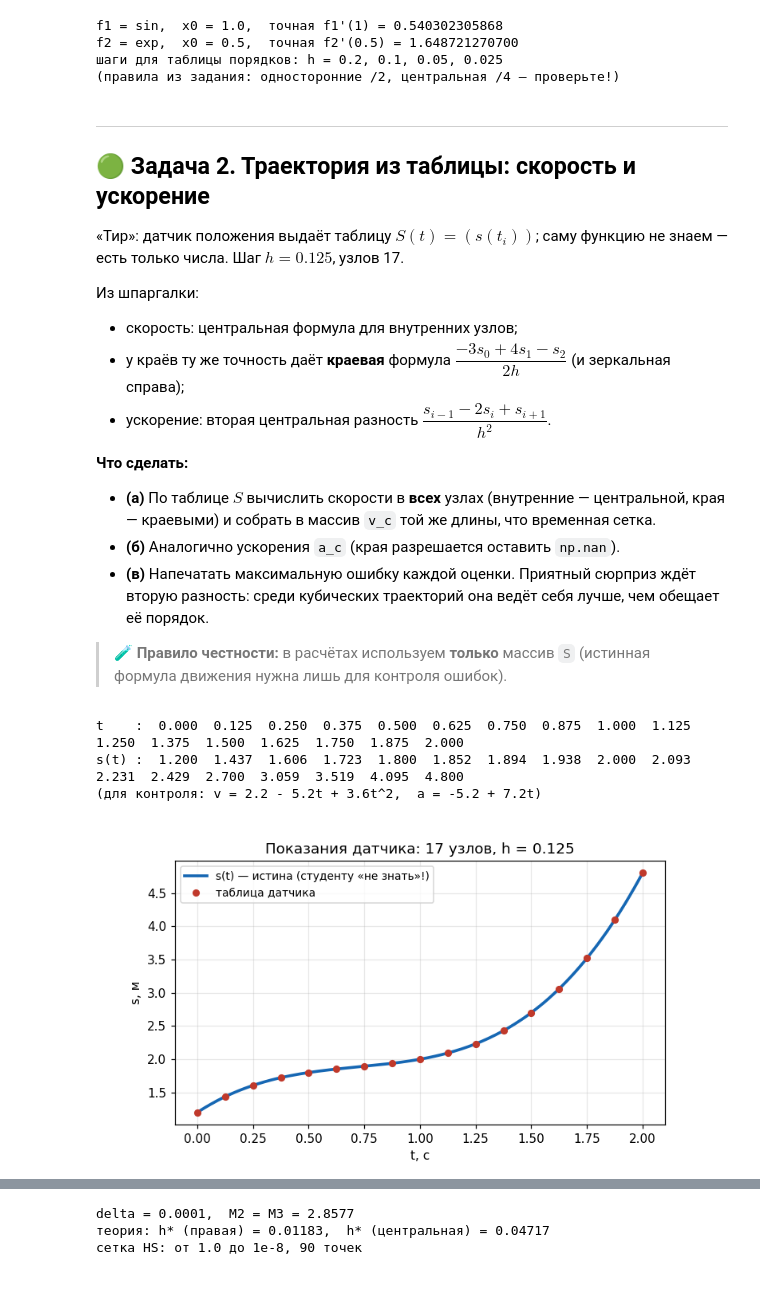
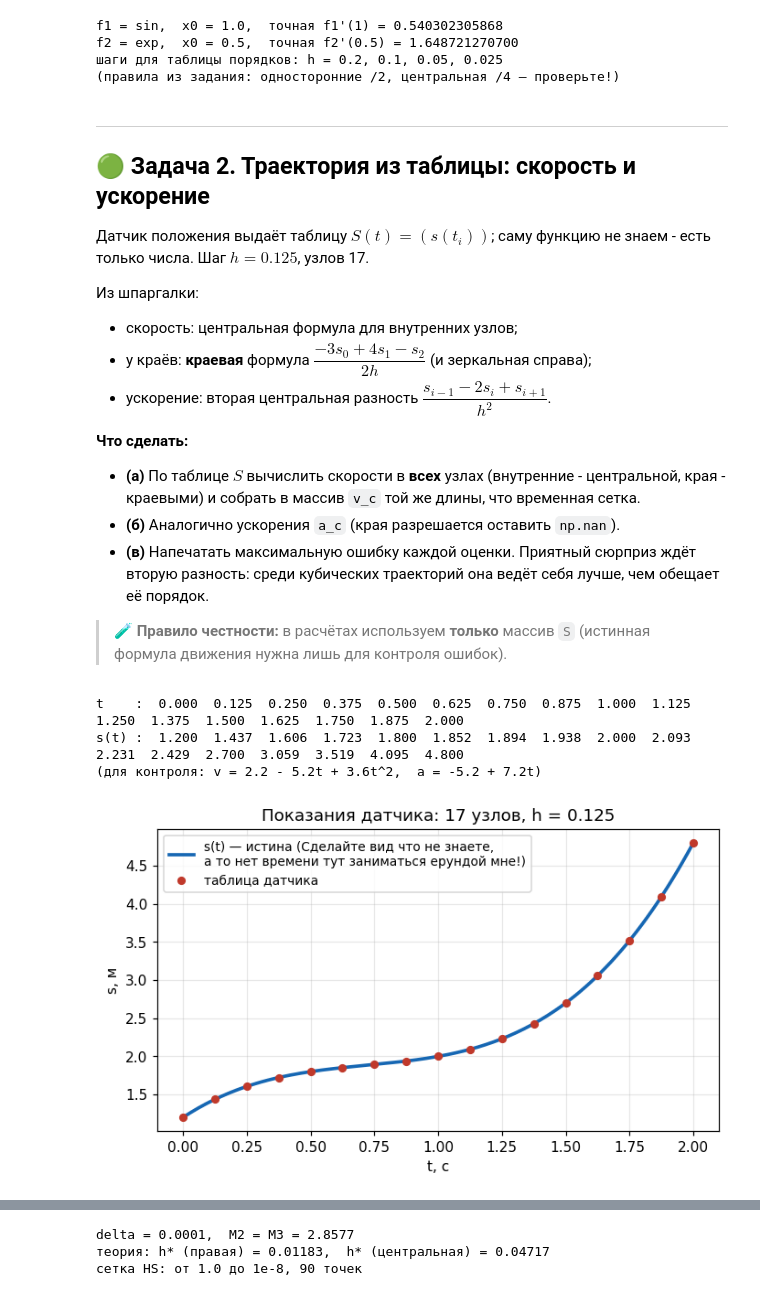
Before and after one commit to SimplexRiman/CHM, a Jupyter notebook: РАЗДЕЛ 2. Численное и автоматическое дифференцирование/ПЗ/ПЗ-6. Численное дифференцирование.ipynb, the cells around one changed output, grey strips where cells are left out. Cells and saved outputs as stored; diff of their text form; code cells hidden in the pictures.

```diff
--- a/РАЗДЕЛ 2. Численное и автоматическое дифференцирование/ПЗ/ПЗ-6. Численное дифференцирование.ipynb
+++ b/РАЗДЕЛ 2. Численное и автоматическое дифференцирование/ПЗ/ПЗ-6. Численное дифференцирование.ipynb
@@ -151,13 +152,13 @@ print(f"✅ Задача 1 ок: центральная падает {r1:.2f}x /
 ---
 ## 🟢 Задача 2. Траектория из таблицы: скорость и ускорение
 
-«Тир»: датчик положения выдаёт таблицу $S(t) = (s(t_i))$; саму функцию
-не знаем — есть только числа. Шаг $h = 0.125$, узлов 17.
+Датчик положения выдаёт таблицу $S(t) = (s(t_i))$; саму функцию
+не знаем - есть только числа. Шаг $h = 0.125$, узлов 17.
 
 Из шпаргалки:
 
 - скорость: центральная формула для внутренних узлов;
-- у краёв ту же точность даёт **краевая** формула
+- у краёв: **краевая** формула
   $\dfrac{-3s_0 + 4s_1 - s_2}{2h}$ (и зеркальная справа);
 - ускорение: вторая центральная разность
   $\dfrac{s_{i-1} - 2 s_i + s_{i+1}}{h^2}$.
@@ -165,7 +166,7 @@ print(f"✅ Задача 1 ок: центральная падает {r1:.2f}x /
 **Что сделать:**
 
 - **(а)** По таблице $S$ вычислить скорости в **всех** узлах
-  (внутренние — центральной, края — краевыми) и собрать в массив
+  (внутренние - центральной, края - краевыми) и собрать в массив
   `v_c` той же длины, что временная сетка.
 - **(б)** Аналогично ускорения `a_c` (края разрешается оставить `np.nan`).
 - **(в)** Напечатать максимальную ошибку каждой оценки. Приятный
@@ -175,28 +176,28 @@ print(f"✅ Задача 1 ок: центральная падает {r1:.2f}x /
 > 🧪 **Правило честности:** в расчётах используем **только** массив
 > `S` (истинная формула движения нужна лишь для контроля ошибок).
 # %%
-# Скаффолд задачи 2: таблица-датчик
+# Каркас задачи 2: таблица-датчик
 s_true = lambda t: 1.2 + 2.2*t - 2.6*t**2 + 1.2*t**3
 H2 = 0.125
 T = np.arange(0.0, 2.0 + H2/2, H2)
 S = s_true(T)
 print('t    :', ' '.join(f'{t:6.3f}' for t in T))
 print('s(t) :', ' '.join(f'{s:6.3f}' for s in S))
 print('(для контроля: v = 2.2 - 5.2t + 3.6t^2,  a = -5.2 + 7.2t)')
 
 fig, ax = plt.subplots(figsize=(7.2, 3.9))
 tt = np.linspace(0, 2, 200)
-ax.plot(tt, s_true(tt), lw=2.4, color='#1667b3', label='s(t) — истина (студенту «не знать»!)')
+ax.plot(tt, s_true(tt), lw=2.4, color='#1667b3', label='s(t) — истина (Сделайте вид что не знаете,\nа то нет времени тут заниматься ерундой мне!)')
 ax.plot(T, S, 'o', ms=5, color='#c0392b', label='таблица датчика')
 ax.set_xlabel('t, с'); ax.set_ylabel('s, м')
 ax.set_title('Показания датчика: 17 узлов, h = 0.125')
 ax.legend(fontsize=9, loc='upper left'); ax.grid(alpha=0.3)
 plt.show()
 # %% [output]
 t    :  0.000  0.125  0.250  0.375  0.500  0.625  0.750  0.875  1.000  1.125  1.250  1.375  1.500  1.625  1.750  1.875  2.000
 s(t) :  1.200  1.437  1.606  1.723  1.800  1.852  1.894  1.938  2.000  2.093  2.231  2.429  2.700  3.059  3.519  4.095  4.800
 (для контроля: v = 2.2 - 5.2t + 3.6t^2,  a = -5.2 + 7.2t)
-[figure, old version]
+[figure, new version]
 # %%
 # ✍️ ДЕЛАЙТЕ — Задача 2
 # TODO (а): массив v_c (17 чисел): внутренние — центральная формула,
```
Also changed, not shown: parts of 14 cells of this notebook, 7 other files.
